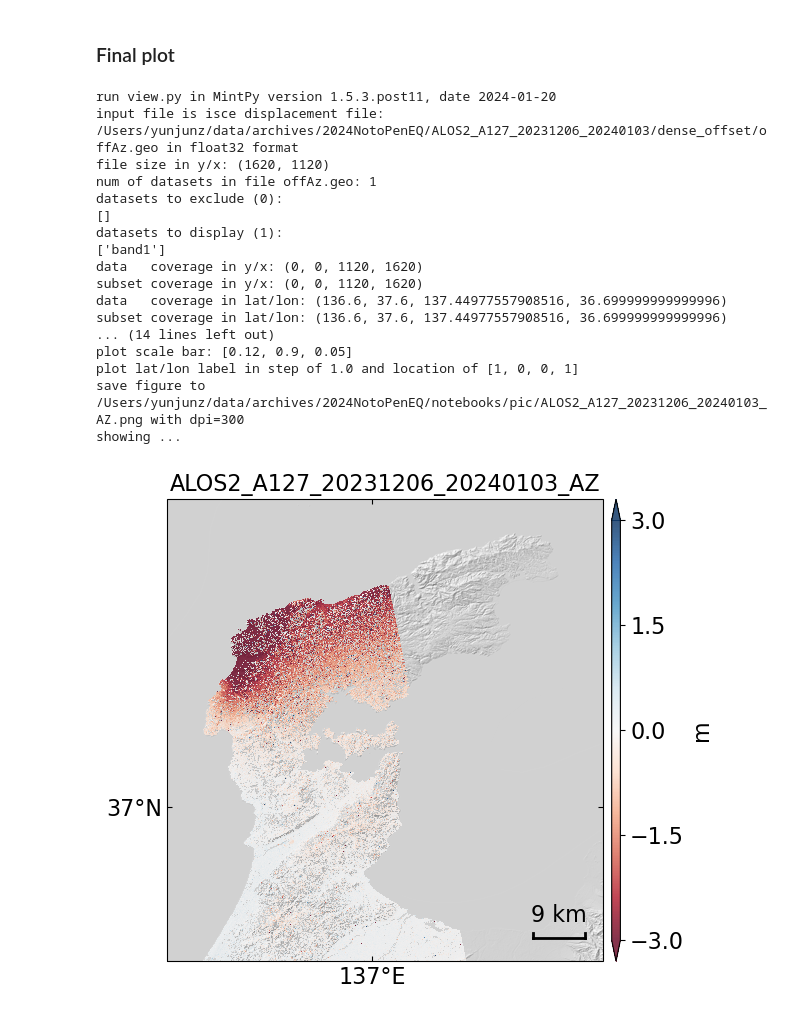
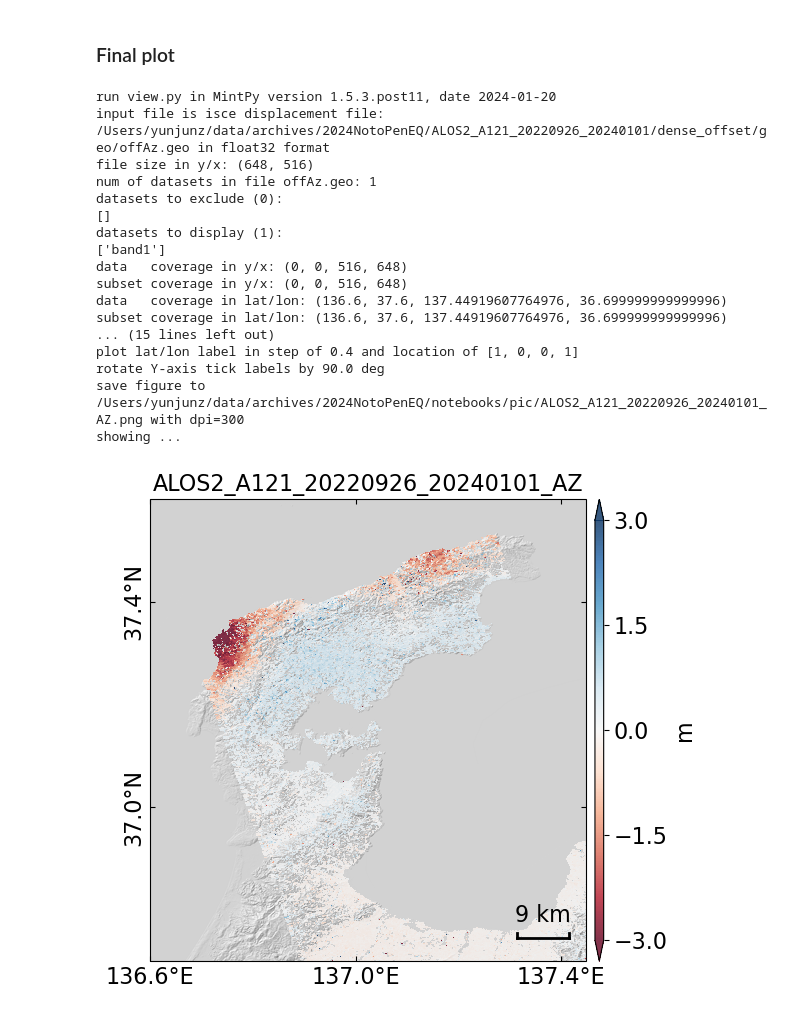
Before and after one commit to yunjunz/2024-Noto-EQ, a Jupyter notebook: prep_alos2_off.ipynb, the cells around one changed output. Saved outputs shown, nothing was run; the diff lists cells and outputs as text; code cells hidden in the pictures.

```diff
--- a/prep_alos2_off.ipynb
+++ b/prep_alos2_off.ipynb
@@ -27,7 +27,7 @@ ds_name = [
     'ALOS2_D026_20230606_20240102_AZ',
     'ALOS2_A121_20220926_20240101_RG',
     'ALOS2_A121_20220926_20240101_AZ',
-][4]
+][5]
 redo = True
 
 work_dir = os.path.join(proj_dir, ds_name[:-3], 'dense_offset')
@@ -290,29 +287,30 @@ view.py /Users/yunjunz/data/archives/2024NotoPenEQ/ALOS2_A127_20231206_20240103/
 ### Final plot
 # %%
 %matplotlib inline
-dis_file = os.path.join('geo', f'{rdr_file[:-3]}.geo') # if ds_name.endswith('AZ') else f'{fbase}_ERA5_SET.geo'
+fbase = os.path.join(os.path.dirname(rdr_file), 'geo', os.path.basename(rdr_file)[:-3])
+dis_file = fbase + '.geo' # if ds_name.endswith('AZ') else f'{fbase}_ERA5_SET.geo'
 dem_file = os.path.join(proj_dir, 'DEM/elevation.dem')
 out_file = os.path.join(proj_dir, f'notebooks/pic/{ds_name}.png')
 cmd = f'{dis_file} --dem {dem_file} --dem-nocontour --shade-exag 0.05 '
-cmd += f'-c RdBu -v -3 3 --lalo-label --lalo-step 1 --cbar-nbins 5 --scalebar 0.12 0.90 0.05 --title {ds_name} '
+cmd += f'-c RdBu -v -3 3 --lalo-label --lalo-step 0.4 --ylabel-rot 90 --cbar-nbins 5 --scalebar 0.12 0.90 0.05 --title {ds_name} '
 cmd += f'-o {out_file} '
 view.main(cmd.split())
 # %% [output]
 run view.py in MintPy version 1.5.3.post11, date 2024-01-20
-input file is isce displacement file: /Users/yunjunz/data/archives/2024NotoPenEQ/ALOS2_A127_20231206_20240103/dense_offset/offAz.geo in float32 format
-file size in y/x: (1620, 1120)
+input file is isce displacement file: /Users/yunjunz/data/archives/2024NotoPenEQ/ALOS2_A121_20220926_20240101/dense_offset/geo/offAz.geo in float32 format
+file size in y/x: (648, 516)
 num of datasets in file offAz.geo: 1
 datasets to exclude (0):
 []
 datasets to display (1):
 ['band1']
-data   coverage in y/x: (0, 0, 1120, 1620)
-subset coverage in y/x: (0, 0, 1120, 1620)
-data   coverage in lat/lon: (136.6, 37.6, 137.44977557908516, 36.699999999999996)
-subset coverage in lat/lon: (136.6, 37.6, 137.44977557908516, 36.699999999999996)
-... (14 lines left out)
-plot scale bar: [0.12, 0.9, 0.05]
-plot lat/lon label in step of 1.0 and location of [1, 0, 0, 1]
-save figure to /Users/yunjunz/data/archives/2024NotoPenEQ/notebooks/pic/ALOS2_A127_20231206_20240103_AZ.png with dpi=300
+data   coverage in y/x: (0, 0, 516, 648)
+subset coverage in y/x: (0, 0, 516, 648)
+data   coverage in lat/lon: (136.6, 37.6, 137.44919607764976, 36.699999999999996)
+subset coverage in lat/lon: (136.6, 37.6, 137.44919607764976, 36.699999999999996)
+... (15 lines left out)
+plot lat/lon label in step of 0.4 and location of [1, 0, 0, 1]
+rotate Y-axis tick labels by 90.0 deg
+save figure to /Users/yunjunz/data/archives/2024NotoPenEQ/notebooks/pic/ALOS2_A121_20220926_20240101_AZ.png with dpi=300
 showing ...
-[figure, old version]
+[figure, new version]
```
Also changed, not shown: parts of 6 cells of this notebook.
